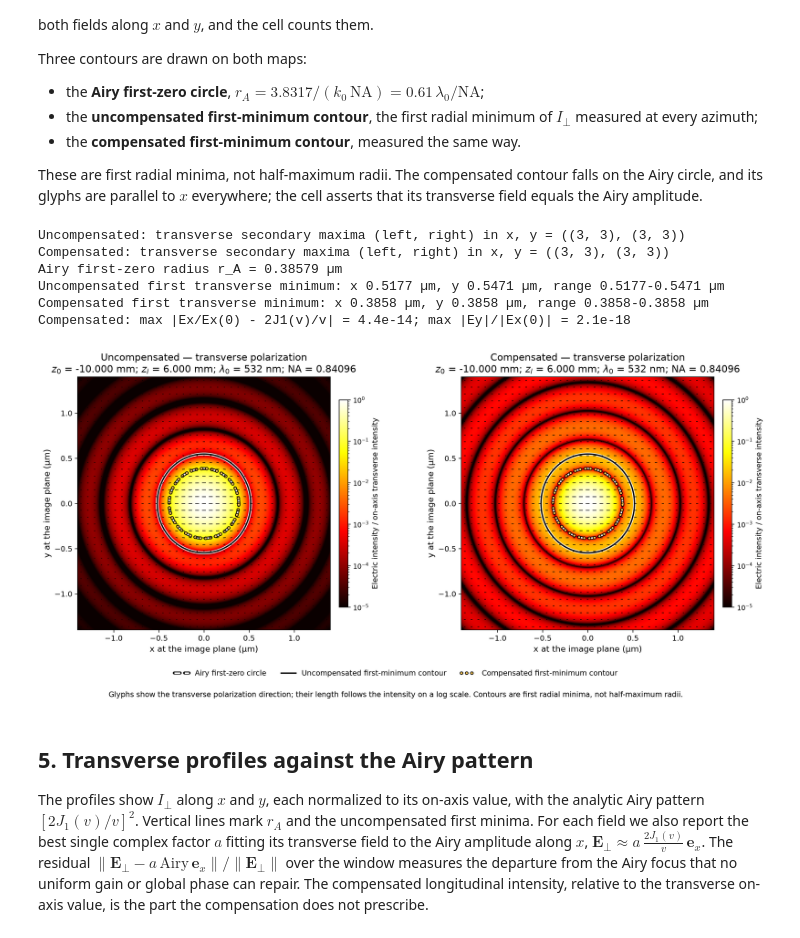
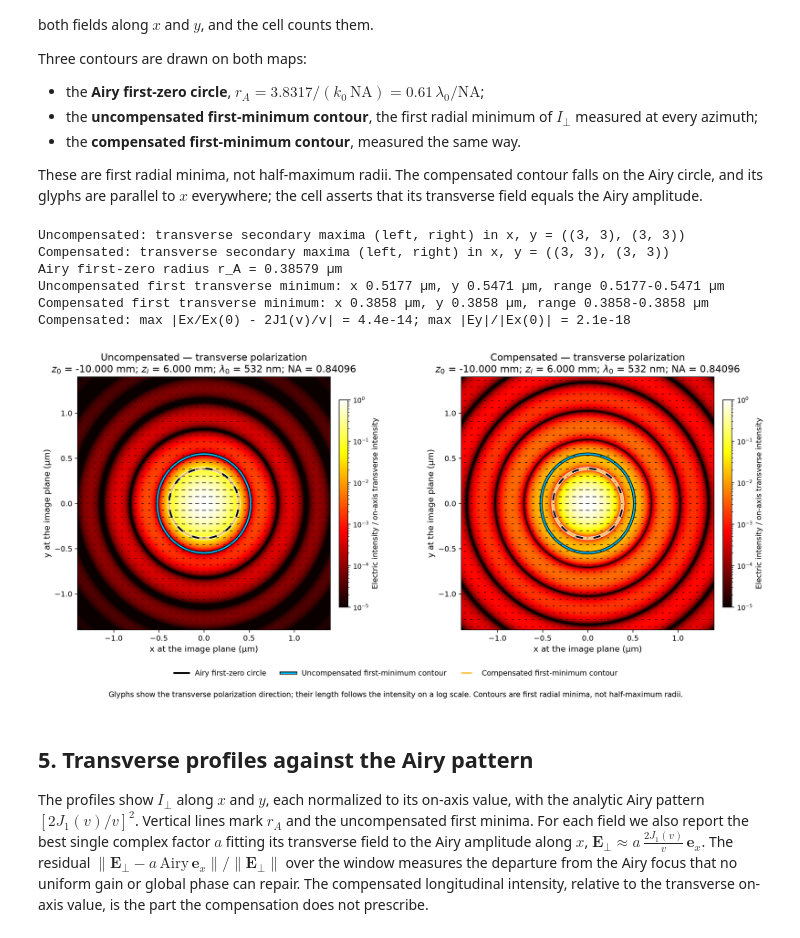
Before and after one commit to blancusjh/vecdiff, a Jupyter notebook: general/notebooks/04_compensating_fresnel_transmission.ipynb, the cells around one changed output. Drawn from its saved outputs; the diff is of its cells as text; code cells hidden in the pictures.

Commit message:
README: quiver focal-field animations first, no two-library framing; notebook 04: dashed compensated contour on the Airy circle

```diff
--- a/general/notebooks/04_compensating_fresnel_transmission.ipynb
+++ b/general/notebooks/04_compensating_fresnel_transmission.ipynb
@@ -470,12 +470,12 @@ print(
 assert airy_error < 1e-9 and cross < 1e-12
 assert np.allclose(contours["Compensated"], airy_radius, rtol=1e-4)
 
-# Neutral and warm strokes with a contrasting round-capped halo: every dash
-# and dot keeps a complete border on bright lobes and on dark rings.
+# Haloed solid strokes stay visible on bright lobes and dark rings. The
+# compensated contour lies on the Airy circle: gold dashes drawn over it.
 styles = (
-    ("Airy first-zero circle", (0, (4, 3)), "white", "black", 2.0),
-    ("Uncompensated first-minimum contour", "-", "black", "white", 1.8),
-    ("Compensated first-minimum contour", (0, (0.1, 2.6)), "#ffc857", "black", 2.6),
+    ("Airy first-zero circle", "-", "black", "white", 2.4),
+    ("Uncompensated first-minimum contour", "-", "deepskyblue", "black", 2.0),
+    ("Compensated first-minimum contour", (0, (6, 4)), "#ffc857", None, 2.4),
 )
 curves = (
     np.full_like(azimuths, airy_radius),
@@ -494,40 +494,38 @@ for axis, (name, field) in zip(axes, fields.items()):
         colorbar_label="Electric intensity / on-axis transverse intensity",
     )
     for (label, style, color, halo, width), curve in zip(styles, curves):
-        (line,) = axis.plot(
+        axis.plot(
             curve / um * np.cos(azimuths),
             curve / um * np.sin(azimuths),
             linestyle=style,
             color=color,
             lw=width,
             label=label if axis is axes[0] else None,
-            path_effects=[
-                Stroke(linewidth=width + 2.0, foreground=halo, capstyle="round"),
-                Normal(),
-            ],
+            path_effects=[Stroke(linewidth=width + 2.0, foreground=halo), Normal()]
+            if halo
+            else [],
         )
-        line.set_dash_capstyle("round" if style == (0, (0.1, 2.6)) else "butt")
     axis.set(xlabel="x at the image plane (µm)", ylabel="y at the image plane (µm)")
 figure.legend(
     loc="lower center", bbox_to_anchor=(0.5, 0.055), ncol=3, frameon=False, fontsize=10
 )
 figure.text(
     0.5,
     0.02,
     "Glyphs show the transverse polarization direction; their length follows the intensity on a log scale. "
     "Contours are first radial minima, not half-maximum radii.",
     ha="center",
     fontsize=10,
 )
 plt.show()
 # %% [output]
 Uncompensated: transverse secondary maxima (left, right) in x, y = ((3, 3), (3, 3))
 Compensated: transverse secondary maxima (left, right) in x, y = ((3, 3), (3, 3))
 Airy first-zero radius r_A = 0.38579 µm
 Uncompensated first transverse minimum: x 0.5177 µm, y 0.5471 µm, range 0.5177-0.5471 µm
 Compensated first transverse minimum: x 0.3858 µm, y 0.3858 µm, range 0.3858-0.3858 µm
 Compensated: max |Ex/Ex(0) - 2J1(v)/v| = 4.4e-14; max |Ey|/|Ex(0)| = 2.1e-18
-[figure, old version]
+[figure, new version]
 # %% [markdown]
 ## 5. Transverse profiles against the Airy pattern
 
```
Also changed, not shown: 4 other files.
